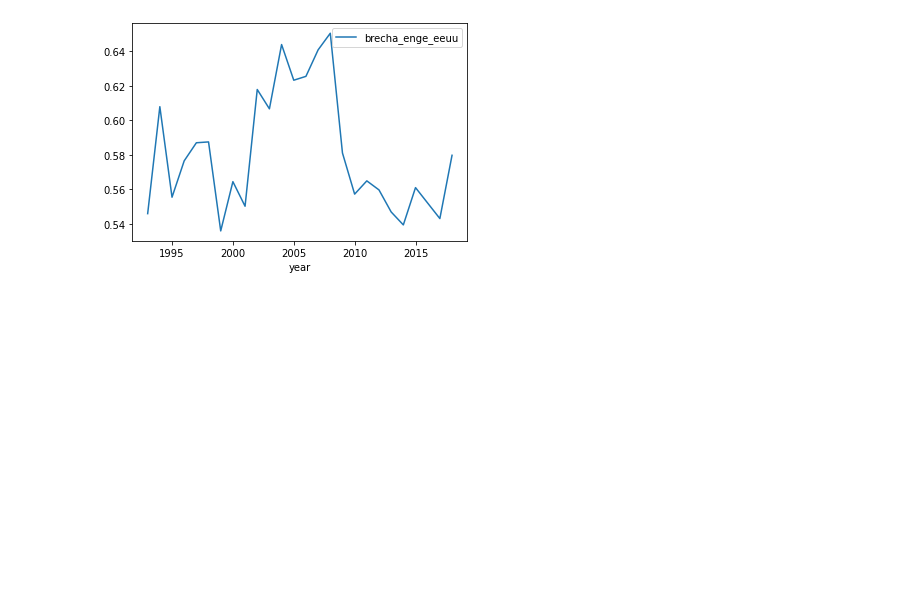
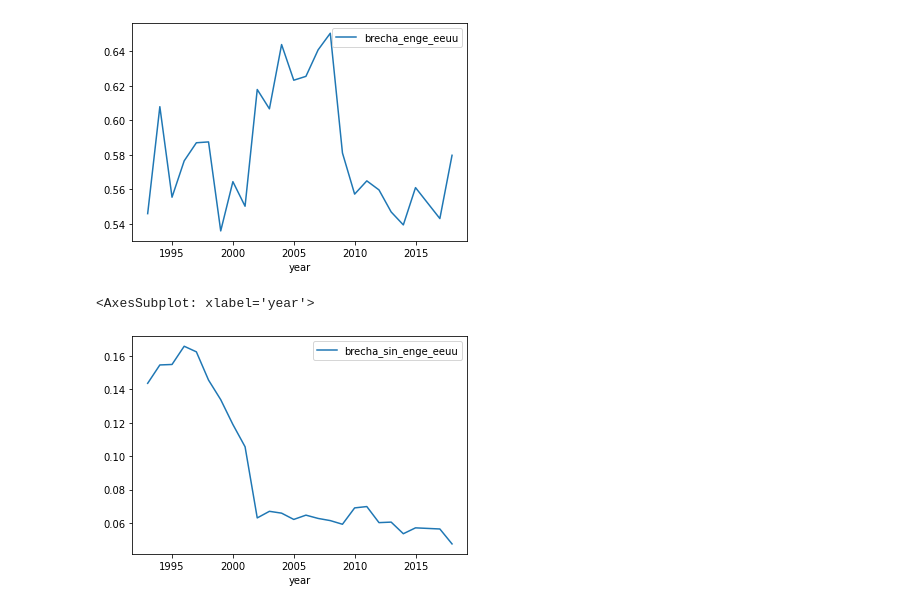
Before and after one commit to mateosuster/productivity_measures, a Jupyter notebook: enge/enge.ipynb, the cells around one changed output. Saved outputs shown, nothing was run; the diff lists cells and outputs as text; code cells hidden in the pictures; blank space fills up the shorter version.

```diff
--- a/enge/enge.ipynb
+++ b/enge/enge.ipynb
@@ -659,13 +695,19 @@ memory usage: 2.1 KB
 | 44 | 2017 | 87.79 | 168.11 | 11.8 | 0.118 |
 | 45 | 2018 | 85.35 | 168.68 | 11.5 | 0.115 |
 # %%
-brecha_enge_eeuu_df = pd.merge(data_enge2[['year',  'brecha_productividad_enge_tot_level']],
+brecha_enge_eeuu_df = pd.merge(data_enge2[['year',  'brecha_productividad_enge_tot_level', 'brecha_productividad_sin_enge_tot_level']],
                                eeuu_prod[['year',  'brecha_productividad_eeuu_arg']],
                                 how = 'left', on = 'year')
 brecha_enge_eeuu_df['brecha_enge_eeuu'] = brecha_enge_eeuu_df['brecha_productividad_enge_tot_level'] * brecha_enge_eeuu_df['brecha_productividad_eeuu_arg']
+brecha_enge_eeuu_df['brecha_sin_enge_eeuu'] = brecha_enge_eeuu_df['brecha_productividad_sin_enge_tot_level'] * brecha_enge_eeuu_df['brecha_productividad_eeuu_arg']
 brecha_enge_eeuu_df[['year', 'brecha_enge_eeuu']].set_index('year').plot()
 # %% [output]
 <AxesSubplot: xlabel='year'>
 [figure]
+# %%
+brecha_enge_eeuu_df[['year', 'brecha_sin_enge_eeuu']].set_index('year').plot()
+# %% [output]
+<AxesSubplot: xlabel='year'>
+[figure, added]
 # %%
 brecha_enge_eeuu_df.to_excel("../results/enge/brecha_enge_eeuu.xlsx")
```
Also changed, not shown: parts of 6 cells of this notebook, 3 other files.
